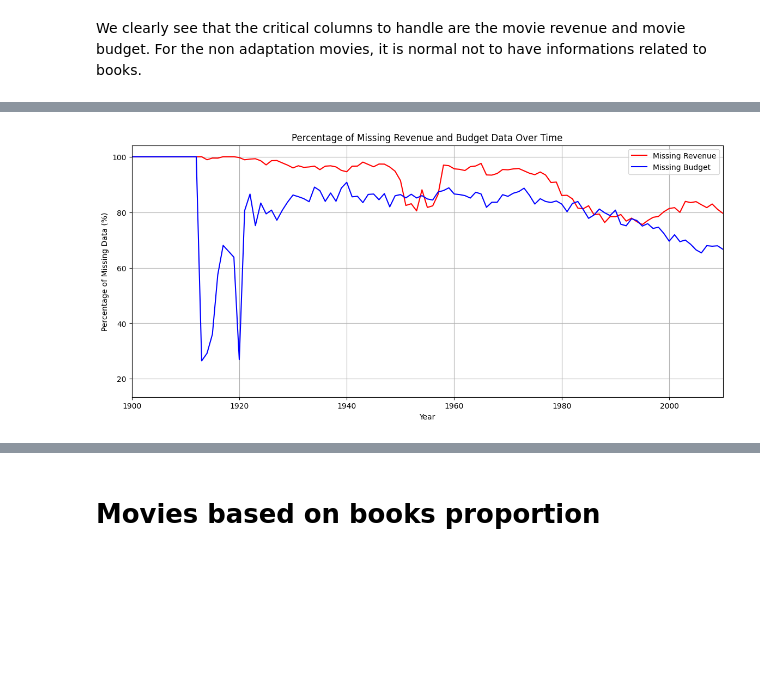
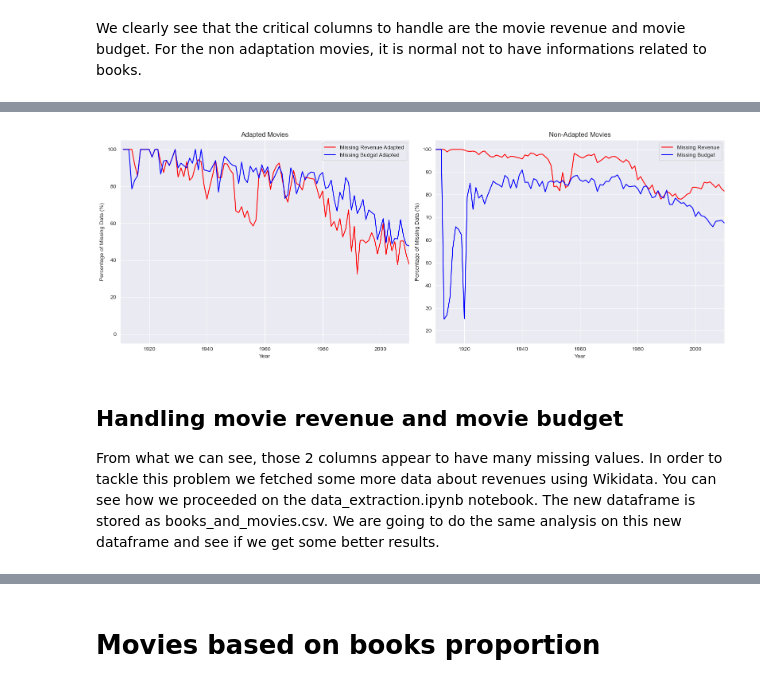
Before and after one commit to epfl-ada/ada-2024-project-ada212, a Jupyter notebook: cleaning_data.ipynb, the cells around one changed output, grey strips where cells are left out. Saved outputs shown, nothing was run; the diff lists cells and outputs as text; code cells hidden in the pictures; blank space fills up the shorter version.

```diff
--- a/cleaning_data.ipynb
+++ b/cleaning_data.ipynb
@@ -106,4 +111,7 @@ Afterwards the number of duplicates becomes:  0
 # %% [markdown]
 One important factor to aknowledge for when analyzing data is the way we handle missing values. First, we need to see where they are mostly present
+# %%
+def proportion_missing_values(data, feature, group, adaptation=False):
+    return data[data['movie_is_adaptation'] == adaptation].groupby(group)[feature].apply(lambda x: x.isna().mean() * 100)
 # %%
 # Calculate missing values for movie adaptations
@@ -155,20 +142,37 @@ plt.show()
-# %%
-#Analyzing missing data over time
-
-# Calculate the percentage of missing revenue and budget data by year
-missing_revenue_by_year = dataset.groupby('movie_release')['movie_revenue'].apply(lambda x: x.isna().mean() * 100)
-missing_budget_by_year = dataset.groupby('movie_release')['movie_budget'].apply(lambda x: x.isna().mean() * 100)
-
-# Plot the missing data over time
-plt.figure(figsize=(14, 6))
-plt.plot(missing_revenue_by_year.index, missing_revenue_by_year, label='Missing Revenue', color='red')
-plt.plot(missing_budget_by_year.index, missing_budget_by_year, label='Missing Budget', color='blue')
-plt.xlabel('Year')
-plt.ylabel('Percentage of Missing Data (%)')
-plt.title('Percentage of Missing Revenue and Budget Data Over Time')
-plt.legend()
-plt.grid(True)
-plt.xlim([1900, 2010])
-plt.show()
-# %% [output]
-[figure, removed]
+# %%
+#Analyzing missing data over time
+
+# Calculate the percentage of missing revenue and budget data by year
+missing_revenue_by_year_adapt = proportion_missing_values(dataset, 'movie_revenue', 'movie_release', True)
+missing_revenue_by_year_non_adapt = proportion_missing_values(dataset, 'movie_revenue', 'movie_release', False)
+missing_budget_by_year_adapt = proportion_missing_values(dataset, 'movie_budget', 'movie_release', True)
+missing_budget_by_year_non_adapt = proportion_missing_values(dataset, 'movie_budget', 'movie_release', False)
+# %%
+fig, (ax1, ax2) = plt.subplots(1, 2, figsize=(16, 6))
+
+ax1.plot(missing_revenue_by_year_adapt.index, missing_revenue_by_year_adapt, label='Missing Revenue Adapted', color='red')
+ax1.plot(missing_budget_by_year_adapt.index, missing_budget_by_year_adapt, label='Missing Budget Adapted', color='blue')
+ax1.set_title('Adapted Movies')
+ax1.set_xlabel('Year')
+ax1.set_ylabel('Percentage of Missing Data (%)')
+ax1.set_xlim([1910, 2010])
+ax1.grid(True)
+ax1.legend()
+
+ax2.plot(missing_revenue_by_year_non_adapt.index, missing_revenue_by_year_non_adapt, label='Missing Revenue', color='red')
+ax2.plot(missing_budget_by_year_non_adapt.index, missing_budget_by_year_non_adapt, label='Missing Budget', color='blue')
+ax2.set_title('Non-Adapted Movies')
+ax2.set_xlabel('Year')
+ax2.set_ylabel('Percentage of Missing Data (%)')
+ax2.set_xlim([1910, 2010])
+ax2.grid(True)
+ax2.legend()
+
+plt.tight_layout()
+
+plt.show()
+# %% [output]
+[figure, added]
+# %% [markdown]
+## Handling movie revenue and movie budget
+From what we can see, those 2 columns appear to have many missing values. In order to tackle this problem we fetched some more data about revenues using Wikidata. You can see how we proceeded on the data_extraction.ipynb notebook. The new dataframe is stored as books_and_movies.csv. We are going to do the same analysis on this new dataframe and see if we get some better results.
```
Also changed, not shown: parts of 19 cells of this notebook, 2 other files.
